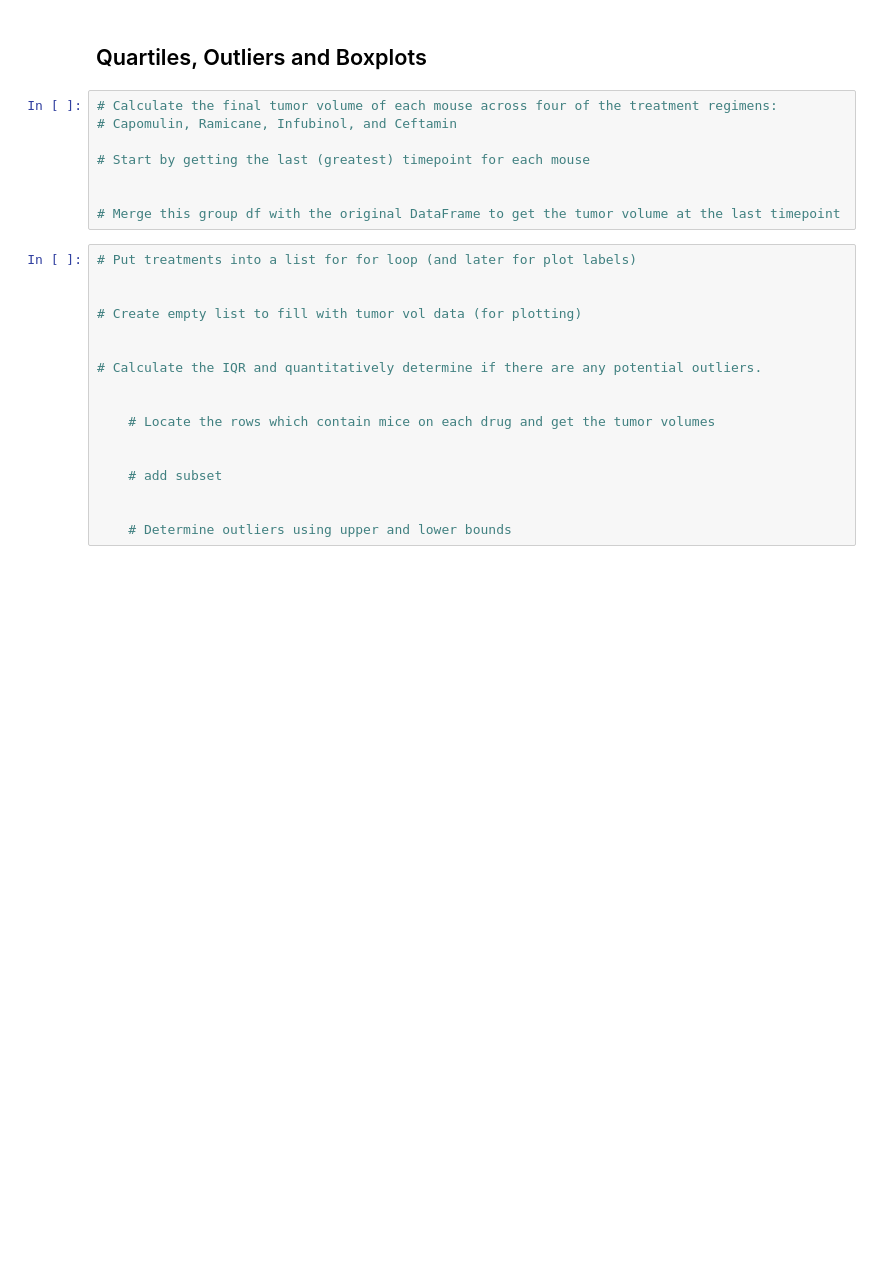
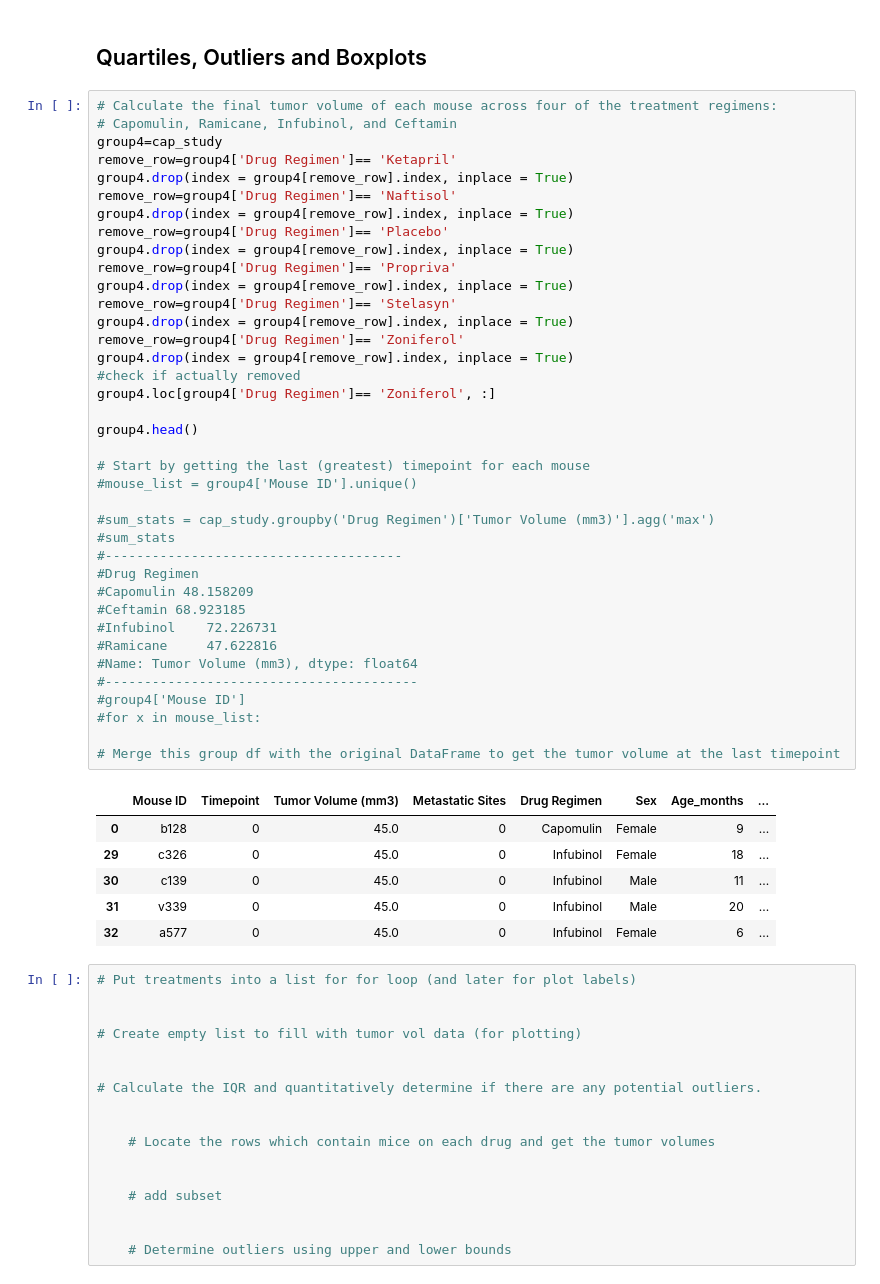
Before and after one commit to kwlayton1/Pymaceuticals, a Jupyter notebook: pymaceuticals_capomulin_study.ipynb, the cells around one changed output. Saved outputs shown, nothing was run; the diff lists cells and outputs as text; blank space fills up the shorter version.

```diff
--- a/pymaceuticals_capomulin_study.ipynb
+++ b/pymaceuticals_capomulin_study.ipynb
@@ -171,14 +171,51 @@ plt.show()
 [figure]
 # %% [markdown]
 ## Quartiles, Outliers and Boxplots
-# %%
-# Calculate the final tumor volume of each mouse across four of the treatment regimens:
-# Capomulin, Ramicane, Infubinol, and Ceftamin
-
-# Start by getting the last (greatest) timepoint for each mouse
-
-
-# Merge this group df with the original DataFrame to get the tumor volume at the last timepoint
+# %%
+# Calculate the final tumor volume of each mouse across four of the treatment regimens:
+# Capomulin, Ramicane, Infubinol, and Ceftamin
+group4=cap_study
+remove_row=group4['Drug Regimen']== 'Ketapril'
+group4.drop(index = group4[remove_row].index, inplace = True)
+remove_row=group4['Drug Regimen']== 'Naftisol'
+group4.drop(index = group4[remove_row].index, inplace = True)
+remove_row=group4['Drug Regimen']== 'Placebo'
+group4.drop(index = group4[remove_row].index, inplace = True)
+remove_row=group4['Drug Regimen']== 'Propriva'
+group4.drop(index = group4[remove_row].index, inplace = True)
+remove_row=group4['Drug Regimen']== 'Stelasyn'
+group4.drop(index = group4[remove_row].index, inplace = True)
+remove_row=group4['Drug Regimen']== 'Zoniferol'
+group4.drop(index = group4[remove_row].index, inplace = True)
+#check if actually removed
+group4.loc[group4['Drug Regimen']== 'Zoniferol', :]
+
+group4.head()
+
+# Start by getting the last (greatest) timepoint for each mouse
+#mouse_list = group4['Mouse ID'].unique()
+
+#sum_stats = cap_study.groupby('Drug Regimen')['Tumor Volume (mm3)'].agg('max')
+#sum_stats
+#--------------------------------------
+#Drug Regimen
+#Capomulin 48.158209
+#Ceftamin 68.923185
+#Infubinol    72.226731
+#Ramicane     47.622816
+#Name: Tumor Volume (mm3), dtype: float64
+#----------------------------------------
+#group4['Mouse ID']
+#for x in mouse_list:
+
+# Merge this group df with the original DataFrame to get the tumor volume at the last timepoint
+# %% [output]
+|  | Mouse ID | Timepoint | Tumor Volume (mm3) | Metastatic Sites | Drug Regimen | Sex | Age_months | ... |
+| 0 | b128 | 0 | 45.0 | 0 | Capomulin | Female | 9 | ... |
+| 29 | c326 | 0 | 45.0 | 0 | Infubinol | Female | 18 | ... |
+| 30 | c139 | 0 | 45.0 | 0 | Infubinol | Male | 11 | ... |
+| 31 | v339 | 0 | 45.0 | 0 | Infubinol | Male | 20 | ... |
+| 32 | a577 | 0 | 45.0 | 0 | Infubinol | Female | 6 | ... |
 # %%
 # Put treatments into a list for for loop (and later for plot labels)
 
```
